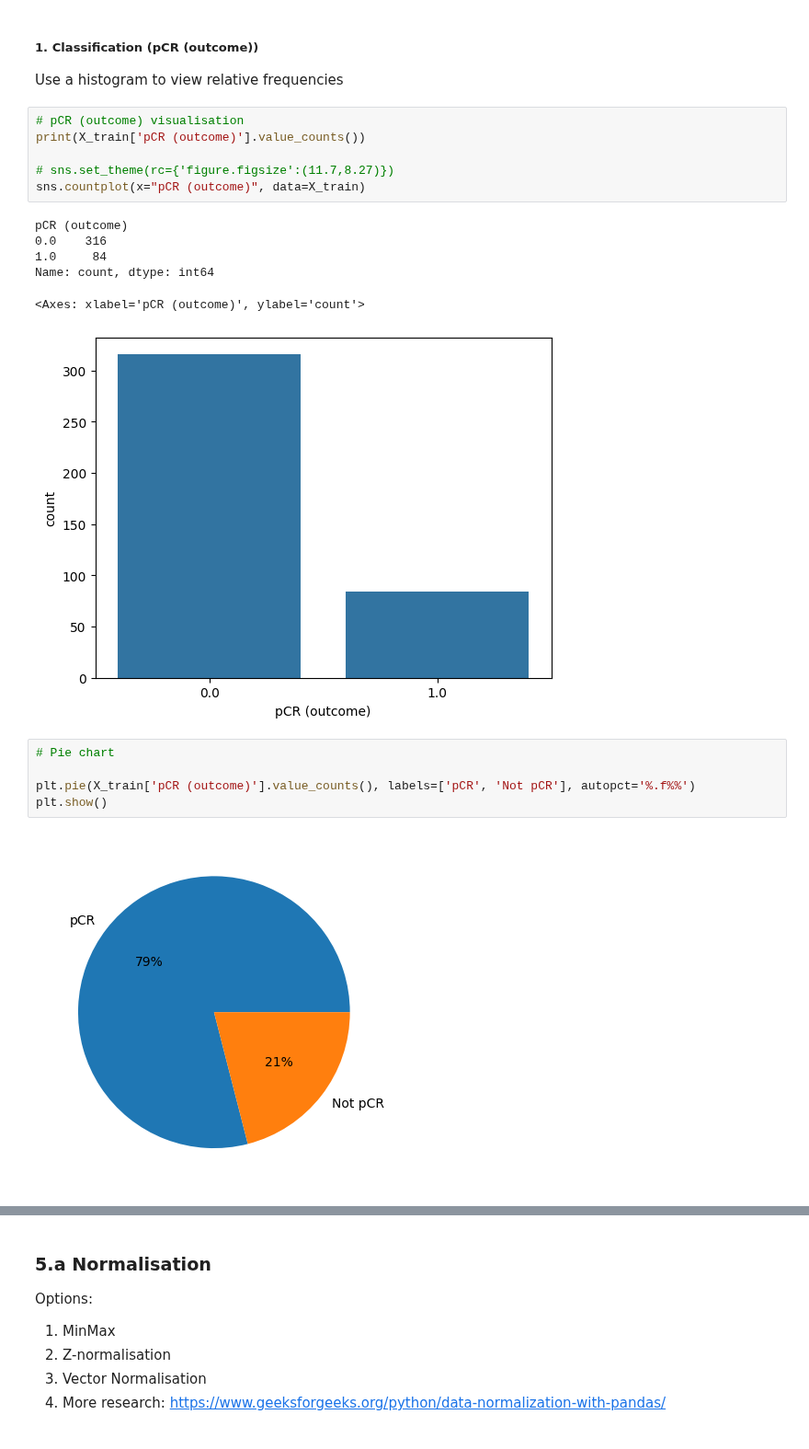
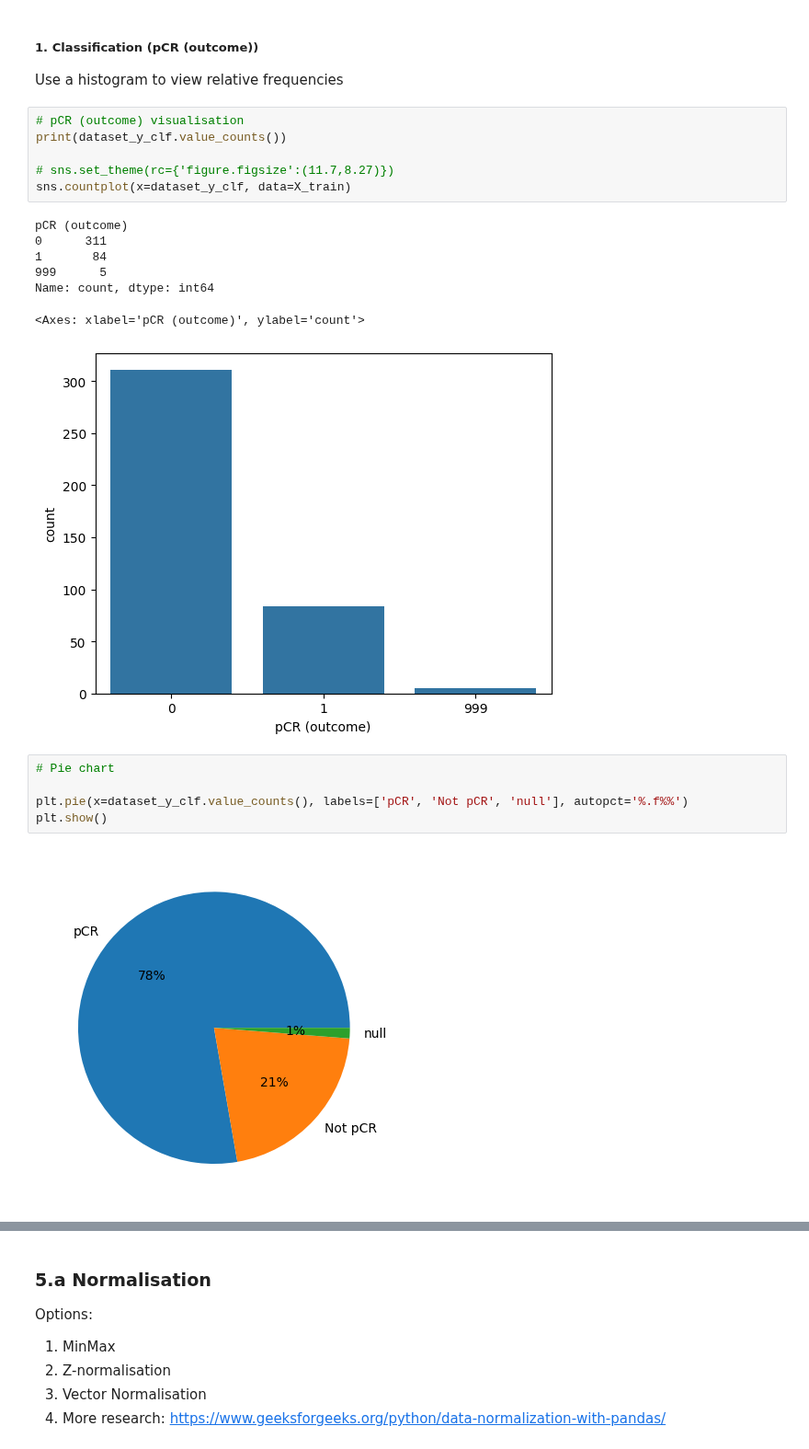
Before and after one commit to glacial-drm/Supervised-Learners, a Jupyter notebook: CW2/pcr-classification.ipynb, the cells around one changed output, grey strips where cells are left out. Shown at 92% size. Drawn from its saved outputs; the diff is of its cells as text.

```diff
--- a/CW2/pcr-classification.ipynb
+++ b/CW2/pcr-classification.ipynb
@@ -534,21 +499,22 @@ We can use stratification when building models to make sure the data is split in
 Use a histogram to view relative frequencies
 # %%
 # pCR (outcome) visualisation
-print(X_train['pCR (outcome)'].value_counts())
+print(dataset_y_clf.value_counts())
 
 # sns.set_theme(rc={'figure.figsize':(11.7,8.27)})
-sns.countplot(x="pCR (outcome)", data=X_train)
+sns.countplot(x=dataset_y_clf, data=X_train)
 # %% [output]
 pCR (outcome)
-0.0    316
-1.0     84
+0      311
+1       84
+999      5
 Name: count, dtype: int64
 <Axes: xlabel='pCR (outcome)', ylabel='count'>
-[figure, old version]
+[figure, new version]
 # %%
 # Pie chart
 
-plt.pie(X_train['pCR (outcome)'].value_counts(), labels=['pCR', 'Not pCR'], autopct='%.f%%')
+plt.pie(x=dataset_y_clf.value_counts(), labels=['pCR', 'Not pCR', 'null'], autopct='%.f%%')
 plt.show()
 # %% [output]
-[figure, old version]
+[figure, new version]
```
Also changed, not shown: parts of 56 cells of this notebook, 1 other file.
